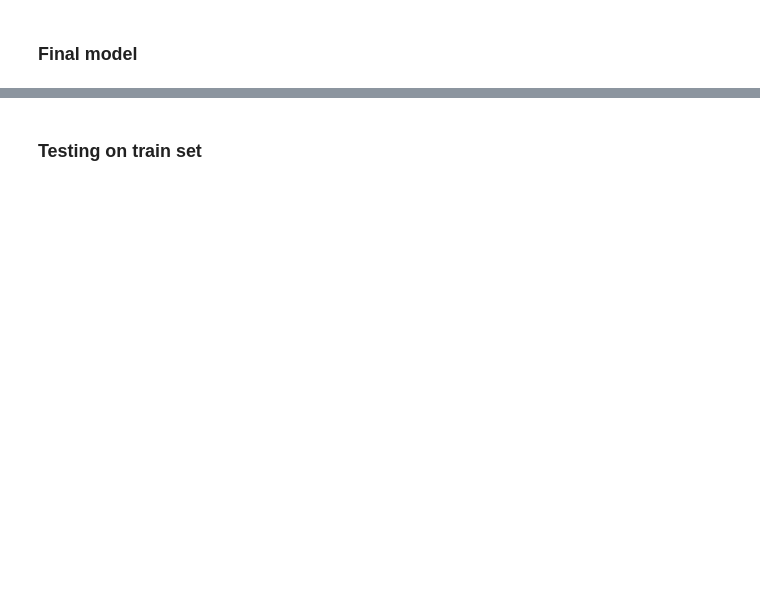
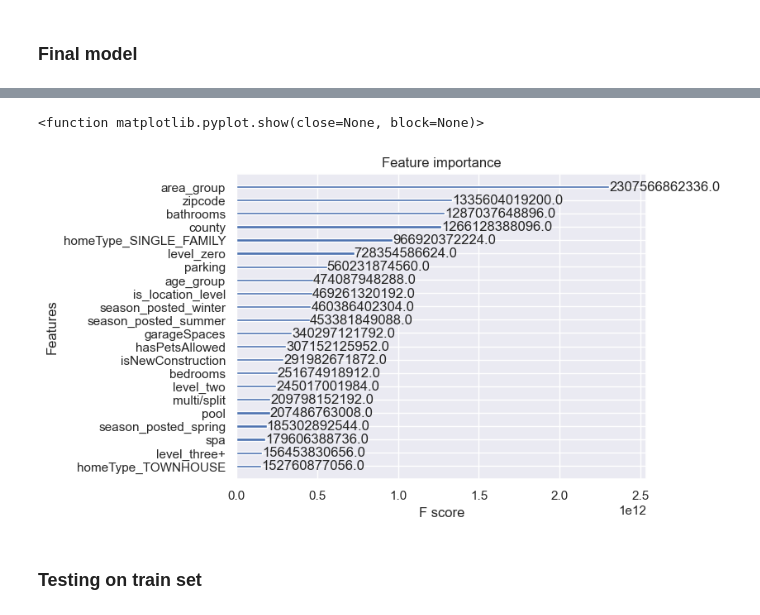
Before and after one commit to mcallisters/SDS-CP006-california-housing-prediction, a Jupyter notebook: notebooks/davron_data_analysis.ipynb, the cells around one changed output, grey strips where cells are left out. Drawn from its saved outputs; the diff is of its cells as text; code cells hidden in the pictures; blank space fills up the shorter version.

```diff
--- a/notebooks/davron_data_analysis.ipynb
+++ b/notebooks/davron_data_analysis.ipynb
@@ -466,5 +433,5 @@ Name: count, dtype: int64
 # %%
-clean_dataset.drop(['city','street_name'],axis=1,inplace=True)
+clean_dataset.drop(['street_name','city'],axis=1,inplace=True)
 # %%
 clean_dataset['county'].nunique()
 # %% [output]
@@ -529,7 +502,5 @@ X = clean_dataset.drop('price',axis=1)
 y = clean_dataset['price']
 
 X_train, X_test, y_train, y_test = train_test_split(X,y,test_size=0.2,random_state=0)
-X_train = X_train.values
-X_test = X_test.values
 
 log_y_train = np.log1p(y_train)
@@ -622,7 +607,7 @@ scaled_result
 # %%
 from sklearn.model_selection import GridSearchCV
 
-selected_model = GradientBoostingRegressor()
+selected_model = XGBRegressor()
 
 parameters_of_gradient_boosting = {
     'learning_rate': np.arange(0.1,0.3,0.01),
@@ -631,14 +616,21 @@ parameters_of_gradient_boosting = {
     'random_state': [0]
 }
 
+parameters_of_xgboost = {
+    'learning_rate': np.arange(0.1,1.0,0.1),
+    'reg_lambda': np.arange(0,5,1),
+    'max_depth': np.arange(1,10,1),
+    'random_state': [0]
+}
+
 grid_search = GridSearchCV(
     estimator=selected_model,
-    param_grid=parameters_of_gradient_boosting,
+    param_grid=parameters_of_xgboost,
     scoring = 'neg_root_mean_squared_error',
     n_jobs=-1,
     cv=5
 )
-# grid_search.fit(X_train,log_y_train)
-# print(f"Best score: {grid_search.best_score_}")
-# print(f"Best parameters: {grid_search.best_params_}")
+grid_search.fit(X_train,y_train)
+print(f"Best score: {grid_search.best_score_}")
+print(f"Best parameters: {grid_search.best_params_}")
 # %% [output]
@@ -647,7 +639,7 @@ Best parameters: {'learning_rate': 0.11, 'max_depth': 3, 'n_estimators': 90, 'ra
 # %% [markdown]
 ### Final model
 # %%
-final_model = GradientBoostingRegressor(learning_rate = 0.11, n_estimators = 90, max_depth = 3, random_state = 0)
+final_model = grid_search.best_estimator_
 
-final_model.fit(X_train,log_y_train)
+final_model.fit(X_train,y_train)
 # %% [output]
@@ -655,3 +657,9 @@ GradientBoostingRegressor(learning_rate=0.11, n_estimators=90, random_state=0)
+# %%
+plot_importance(final_model, importance_type='gain')
+plt.show
+# %% [output]
+<function matplotlib.pyplot.show(close=None, block=None)>
+[figure, added]
 # %% [markdown]
 ### Testing on train set
 # %%
```
Also changed, not shown: parts of 18 cells of this notebook, 5 other files.
